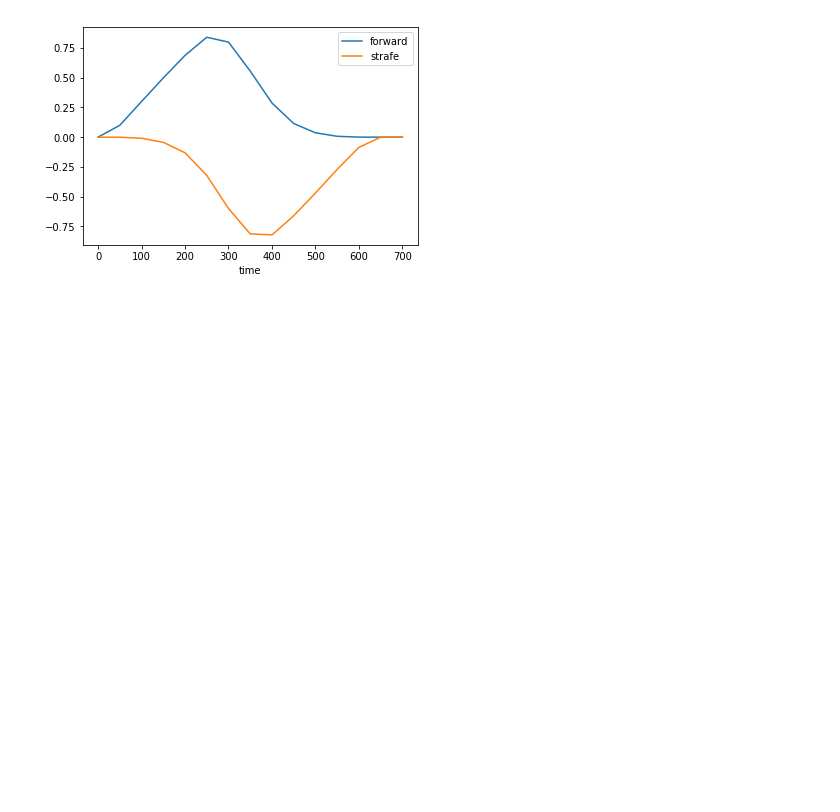
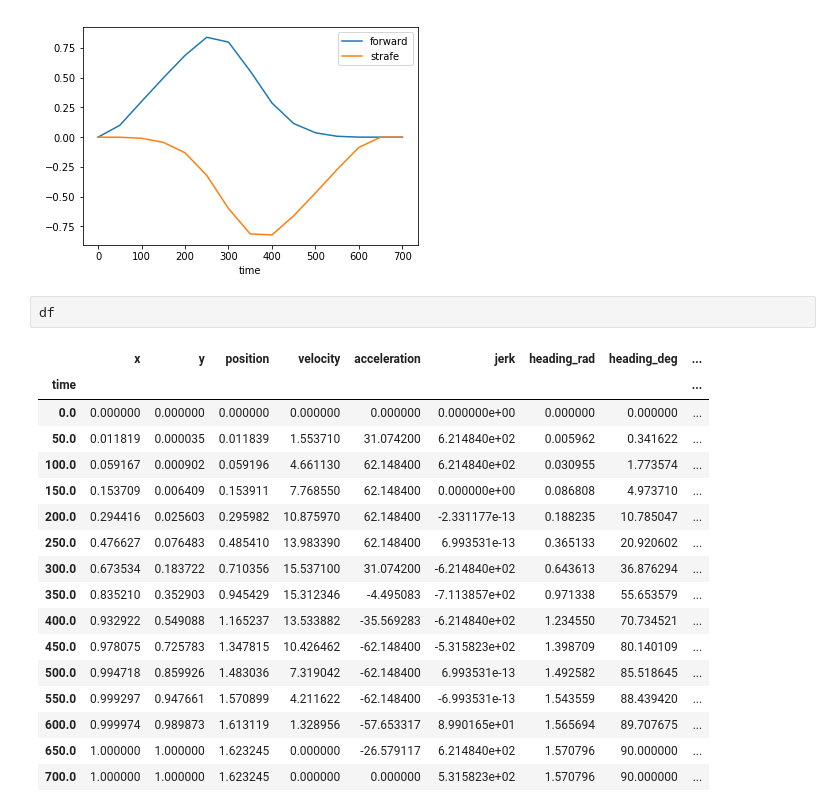
Before and after one commit to mwitcpalek/motion, a Jupyter notebook: notebooks/pathfinder-swerve.ipynb, the cells around one changed output. Cells and saved outputs as stored; diff of their text form; blank space fills up the shorter version.

```diff
--- a/notebooks/pathfinder-swerve.ipynb
+++ b/notebooks/pathfinder-swerve.ipynb
@@ -158,3 +158,23 @@ df.loc[:,['forward', 'strafe']].plot()
 # %% [output]
 <matplotlib.axes._subplots.AxesSubplot at 0x...>
 [figure]
+# %%
+df
+# %% [output]
+|  | x | y | position | velocity | acceleration | jerk | heading_rad | heading_deg | ... |
+| time |  |  |  |  |  |  |  |  | ... |
+| 0.0 | 0.000000 | 0.000000 | 0.000000 | 0.000000 | 0.000000 | 0.000000e+00 | 0.000000 | 0.000000 | ... |
+| 50.0 | 0.011819 | 0.000035 | 0.011839 | 1.553710 | 31.074200 | 6.214840e+02 | 0.005962 | 0.341622 | ... |
+| 100.0 | 0.059167 | 0.000902 | 0.059196 | 4.661130 | 62.148400 | 6.214840e+02 | 0.030955 | 1.773574 | ... |
+| 150.0 | 0.153709 | 0.006409 | 0.153911 | 7.768550 | 62.148400 | 0.000000e+00 | 0.086808 | 4.973710 | ... |
+| 200.0 | 0.294416 | 0.025603 | 0.295982 | 10.875970 | 62.148400 | -2.331177e-13 | 0.188235 | 10.785047 | ... |
+| 250.0 | 0.476627 | 0.076483 | 0.485410 | 13.983390 | 62.148400 | 6.993531e-13 | 0.365133 | 20.920602 | ... |
+| 300.0 | 0.673534 | 0.183722 | 0.710356 | 15.537100 | 31.074200 | -6.214840e+02 | 0.643613 | 36.876294 | ... |
+| 350.0 | 0.835210 | 0.352903 | 0.945429 | 15.312346 | -4.495083 | -7.113857e+02 | 0.971338 | 55.653579 | ... |
+| 400.0 | 0.932922 | 0.549088 | 1.165237 | 13.533882 | -35.569283 | -6.214840e+02 | 1.234550 | 70.734521 | ... |
+| 450.0 | 0.978075 | 0.725783 | 1.347815 | 10.426462 | -62.148400 | -5.315823e+02 | 1.398709 | 80.140109 | ... |
+| 500.0 | 0.994718 | 0.859926 | 1.483036 | 7.319042 | -62.148400 | 6.993531e-13 | 1.492582 | 85.518645 | ... |
+| 550.0 | 0.999297 | 0.947661 | 1.570899 | 4.211622 | -62.148400 | -6.993531e-13 | 1.543559 | 88.439420 | ... |
+| 600.0 | 0.999974 | 0.989873 | 1.613119 | 1.328956 | -57.653317 | 8.990165e+01 | 1.565694 | 89.707675 | ... |
+| 650.0 | 1.000000 | 1.000000 | 1.623245 | 0.000000 | -26.579117 | 6.214840e+02 | 1.570796 | 90.000000 | ... |
+| 700.0 | 1.000000 | 1.000000 | 1.623245 | 0.000000 | 0.000000 | 5.315823e+02 | 1.570796 | 90.000000 | ... |
```
Also changed, not shown: parts of 4 cells of this notebook, 2 other files.
